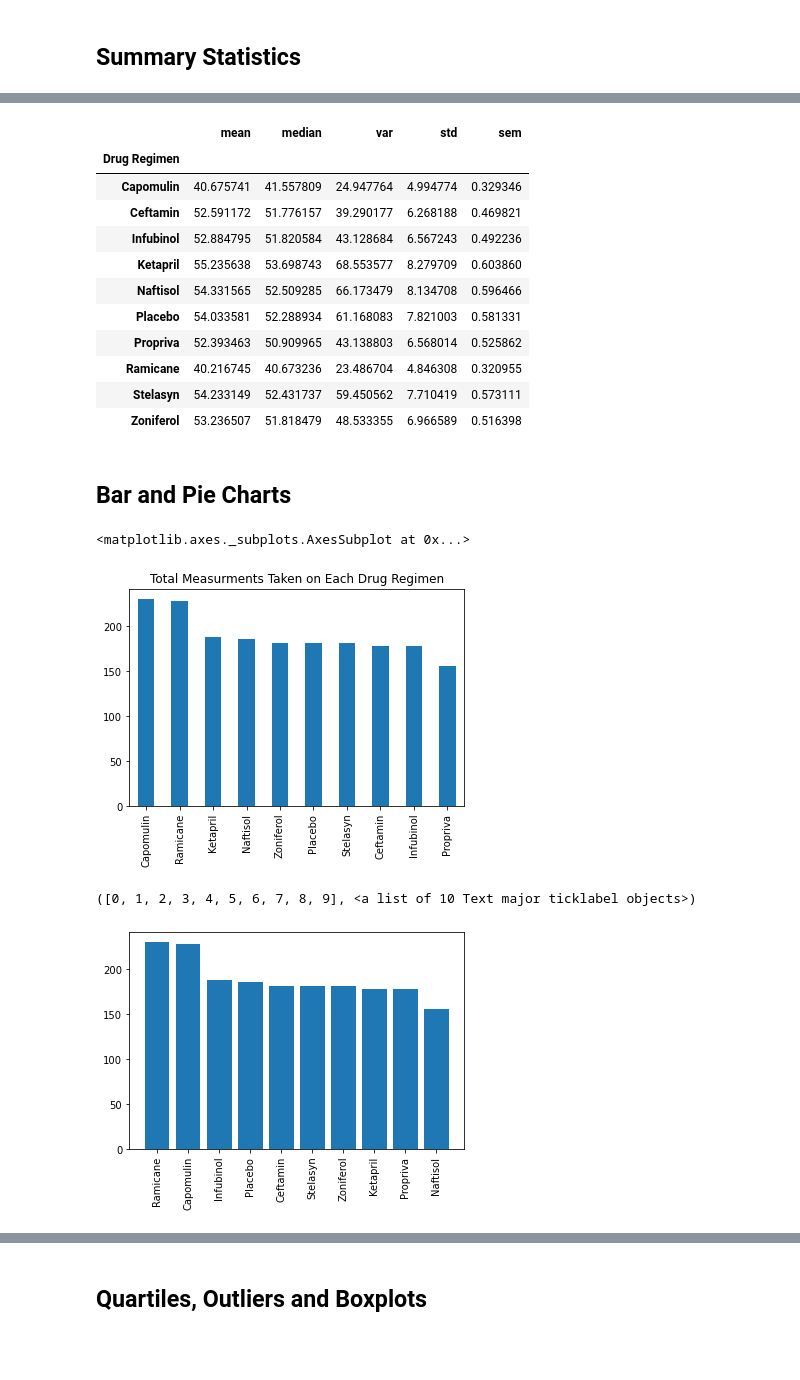
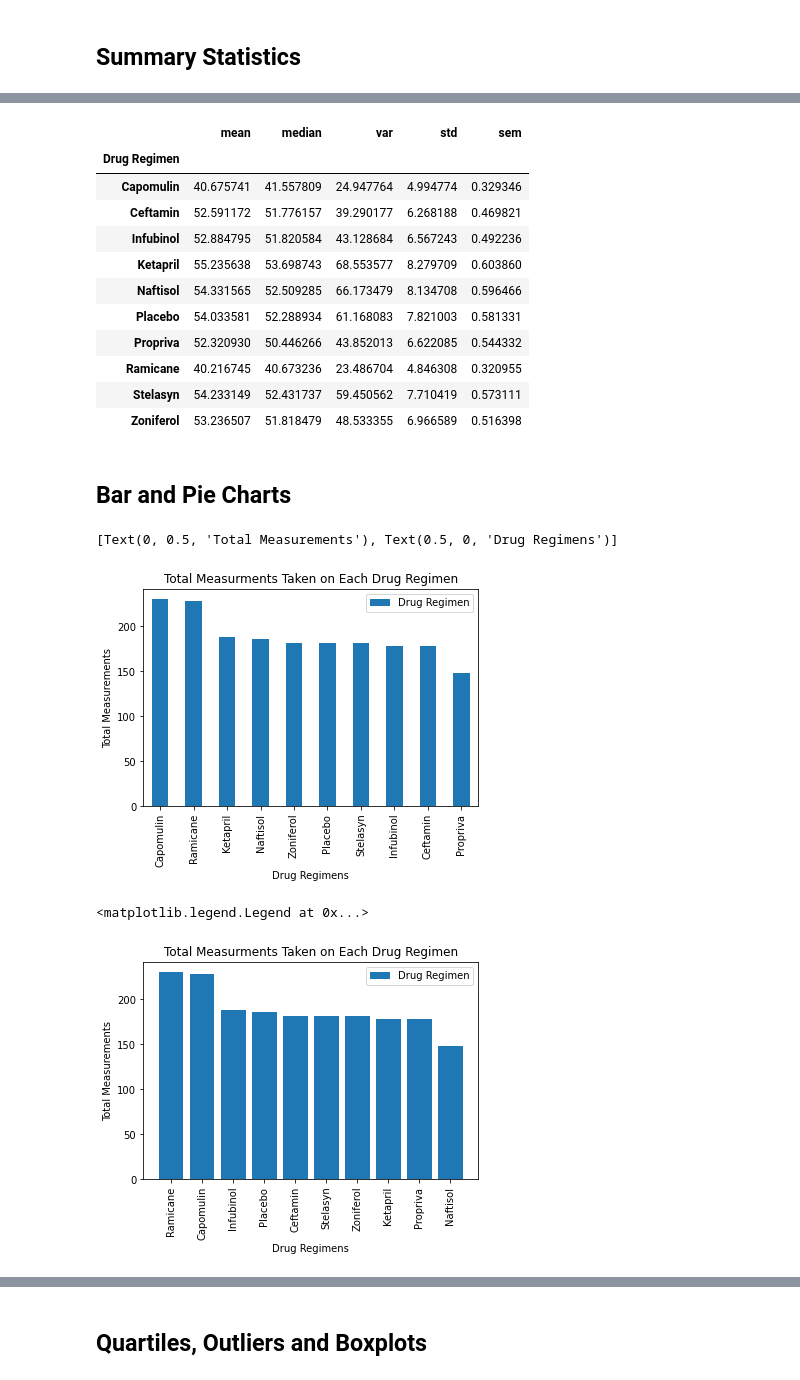
Before and after one commit to Pip85/matplotlib-challenge, a Jupyter notebook: Pymaceuticals/pymaceuticals.ipynb, the cells around one changed output, grey strips where cells are left out. Cells and saved outputs as stored; diff of their text form; code cells hidden in the pictures; blank space fills up the shorter version.

```diff
--- a/Pymaceuticals/pymaceuticals.ipynb
+++ b/Pymaceuticals/pymaceuticals.ipynb
@@ -56,4 +65,3 @@ mouse_dup2
 # %%
 # Create a clean DataFrame by dropping the duplicate mouse by its ID.
-mouse_study = mouse_study_preclean.drop([909, 911, 913, 915, 917])
-mouse_study.head()
+mouse_study = mouse_study_preclean.drop([908, 909, 910, 911, 912, 913, 914, 915, 916, 917, 918, 919, 920])
@@ -118,7 +118,7 @@ tumor_vol_agg_stats
 | Ketapril | 55.235638 | 53.698743 | 68.553577 | 8.279709 | 0.603860 |
 | Naftisol | 54.331565 | 52.509285 | 66.173479 | 8.134708 | 0.596466 |
 | Placebo | 54.033581 | 52.288934 | 61.168083 | 7.821003 | 0.581331 |
-| Propriva | 52.393463 | 50.909965 | 43.138803 | 6.568014 | 0.525862 |
+| Propriva | 52.320930 | 50.446266 | 43.852013 | 6.622085 | 0.544332 |
 | Ramicane | 40.216745 | 40.673236 | 23.486704 | 4.846308 | 0.320955 |
 | Stelasyn | 54.233149 | 52.431737 | 59.450562 | 7.710419 | 0.573111 |
 | Zoniferol | 53.236507 | 51.818479 | 48.533355 | 6.966589 | 0.516398 |
@@ -127,21 +127,24 @@ tumor_vol_agg_stats
 # %%
 # Generate a bar plot showing the total number of measurements taken on each drug regimen using pandas.
 measurements = mouse_study["Drug Regimen"].value_counts()
-measurements.plot(kind="bar",title = "Total Measurments Taken on Each Drug Regimen")
+measurementsbar = measurements.plot(kind="bar",title = "Total Measurments Taken on Each Drug Regimen", legend = True)
+measurementsbar.set(xlabel="Drug Regimens", ylabel="Total Measurements")
 # %% [output]
-<matplotlib.axes._subplots.AxesSubplot at 0x...>
+[Text(0, 0.5, 'Total Measurements'), Text(0.5, 0, 'Drug Regimens')]
-[figure, old version]
+[figure, new version]
 # %%
 # Generate a bar plot showing the total number of measurements taken on each drug regimen using pyplot.
 regimens = mouse_study["Drug Regimen"].unique()
 regimen_list = regimens.tolist()
-regimen_list
-# x_axis = len(mouse_study["Drug Regimen"])
-plt.bar(regimen_list,measurements, align = "center")
+plt.bar(regimen_list,measurements, align = "center", label="Drug Regimen")
+plt.title("Total Measurments Taken on Each Drug Regimen")
+plt.xlabel("Drug Regimens")
+plt.ylabel("Total Measurements")
 plt.xticks(rotation = 90)
+plt.legend()
 # %% [output]
-([0, 1, 2, 3, 4, 5, 6, 7, 8, 9], <a list of 10 Text major ticklabel objects>)
+<matplotlib.legend.Legend at 0x...>
-[figure, old version]
+[figure, new version]
 # %%
 # Generate a pie plot showing the distribution of female versus male mice using pandas
 # df.plot(kind='pie', y = 'total_arrests', ax=ax1, autopct='%1.1f%%',
```
Also changed, not shown: parts of 8 cells of this notebook.
